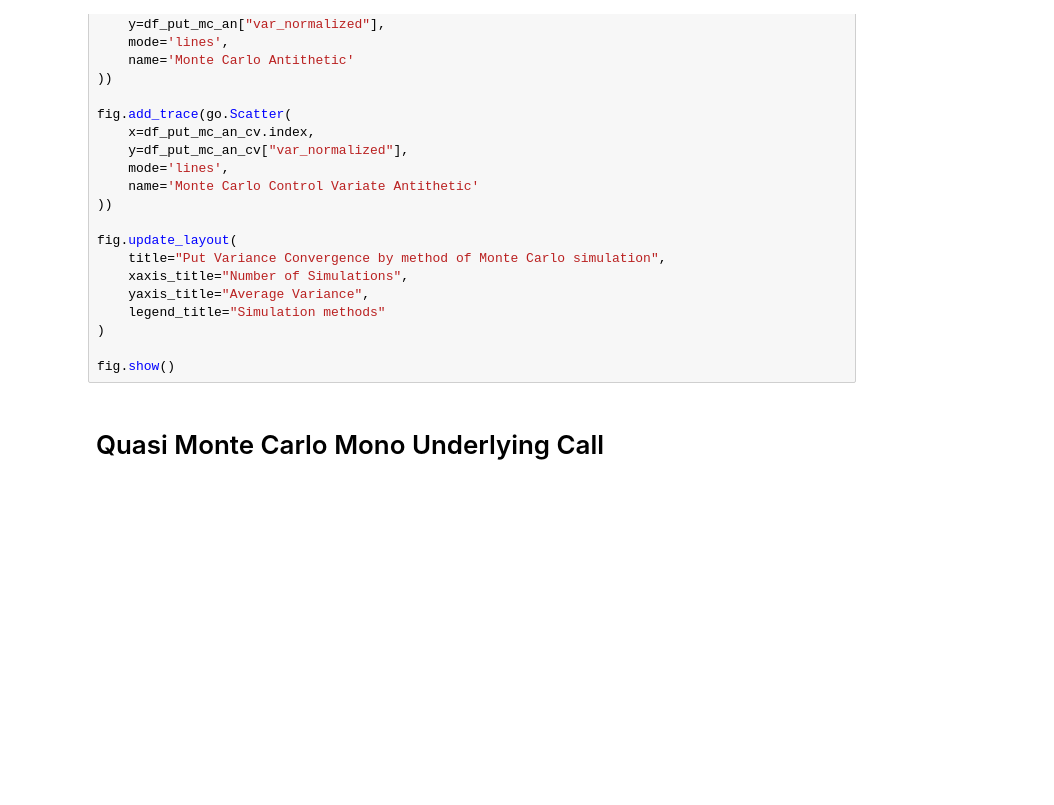
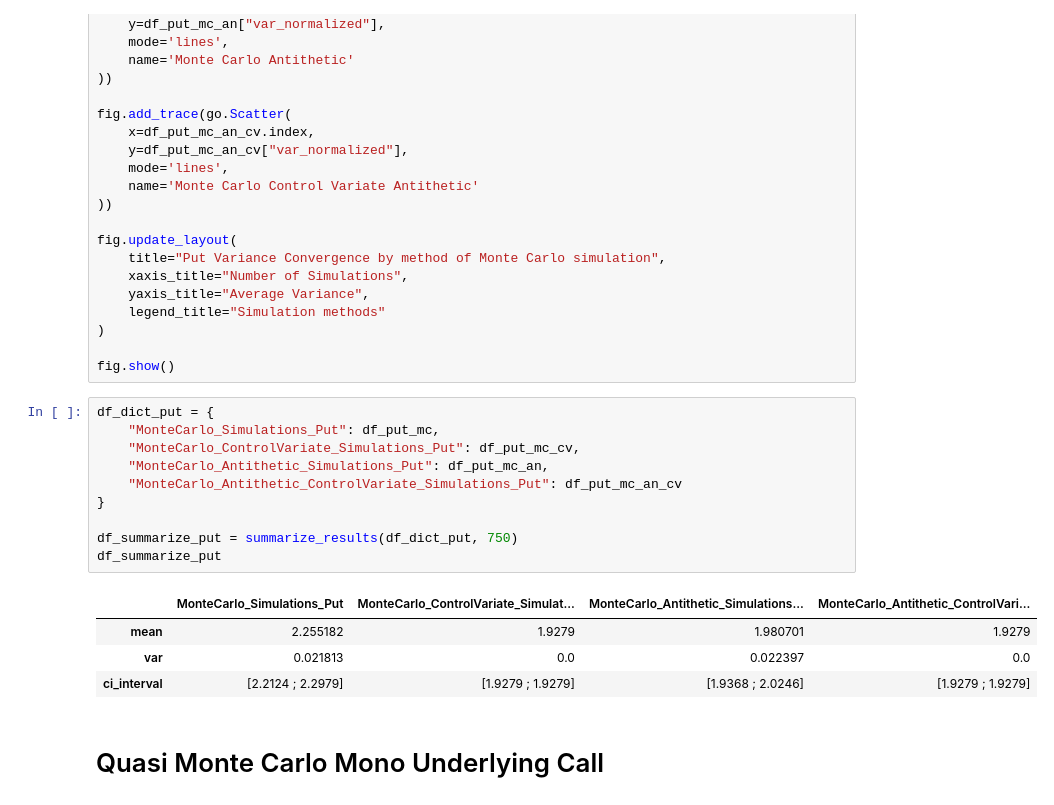
Before and after one commit to raphcor95/numerical_project, a Jupyter notebook: convergence_mc_mono.ipynb, the cells around one changed output. Saved outputs shown, nothing was run; the diff lists cells and outputs as text; blank space fills up the shorter version.

```diff
--- a/convergence_mc_mono.ipynb
+++ b/convergence_mc_mono.ipynb
@@ -221,6 +255,21 @@ fig.update_layout(
 )
 
 fig.show()
+# %%
+df_dict_put = {
+    "MonteCarlo_Simulations_Put": df_put_mc,
+    "MonteCarlo_ControlVariate_Simulations_Put": df_put_mc_cv,
+    "MonteCarlo_Antithetic_Simulations_Put": df_put_mc_an,
+    "MonteCarlo_Antithetic_ControlVariate_Simulations_Put": df_put_mc_an_cv
+}
+
+df_summarize_put = summarize_results(df_dict_put, 750)
+df_summarize_put
+# %% [output]
+|  | MonteCarlo_Simulations_Put | MonteCarlo_ControlVariate_Simulat... | MonteCarlo_Antithetic_Simulations... | MonteCarlo_Antithetic_ControlVari... |
+| mean | 2.255182 | 1.9279 | 1.980701 | 1.9279 |
+| var | 0.021813 | 0.0 | 0.022397 | 0.0 |
+| ci_interval | [2.2124 ; 2.2979] | [1.9279 ; 1.9279] | [1.9368 ; 2.0246] | [1.9279 ; 1.9279] |
 # %% [markdown]
 # Quasi Monte Carlo Mono Underlying Call
 # %%
```
Also changed, not shown: parts of 2 cells of this notebook, 1 other file.
